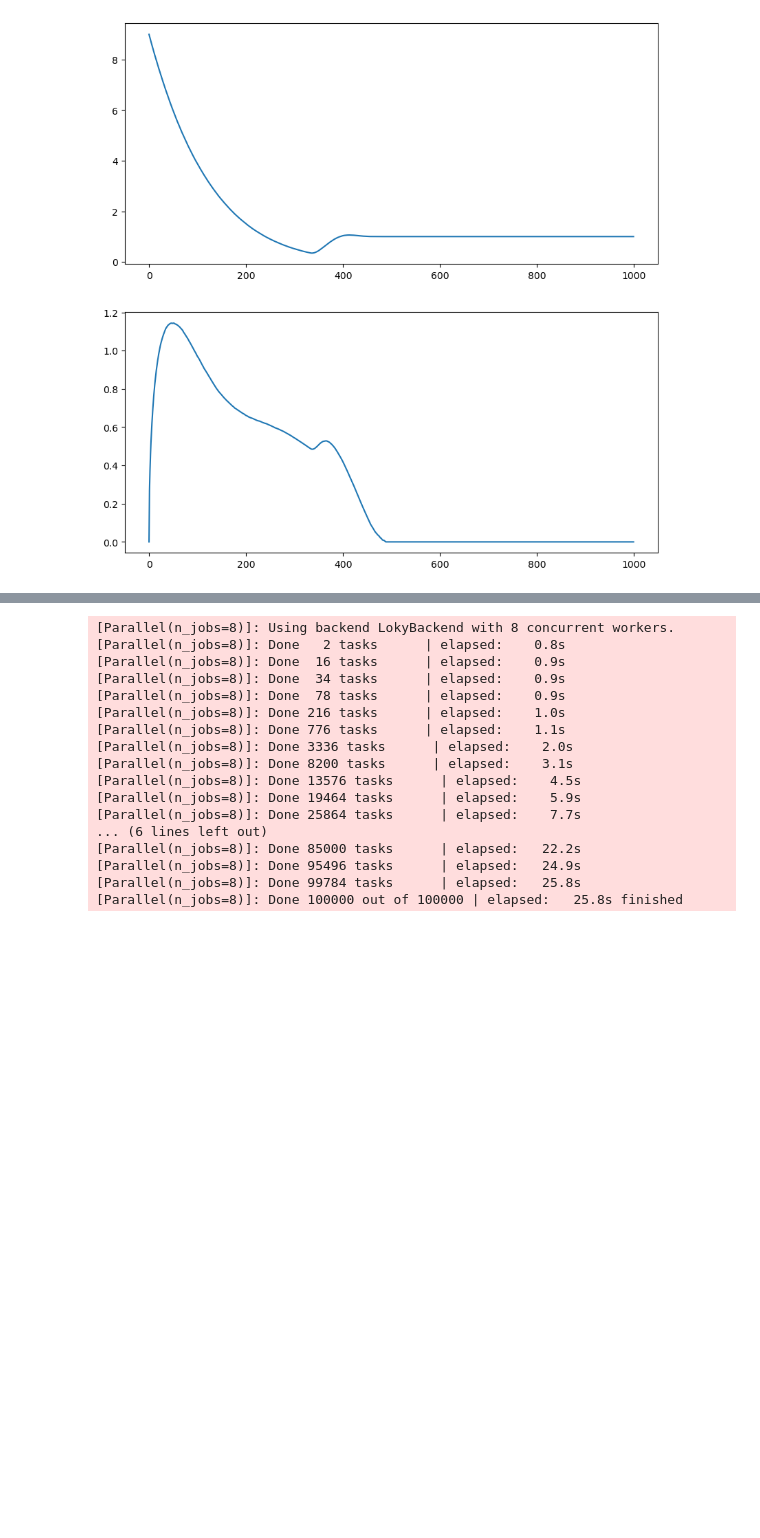
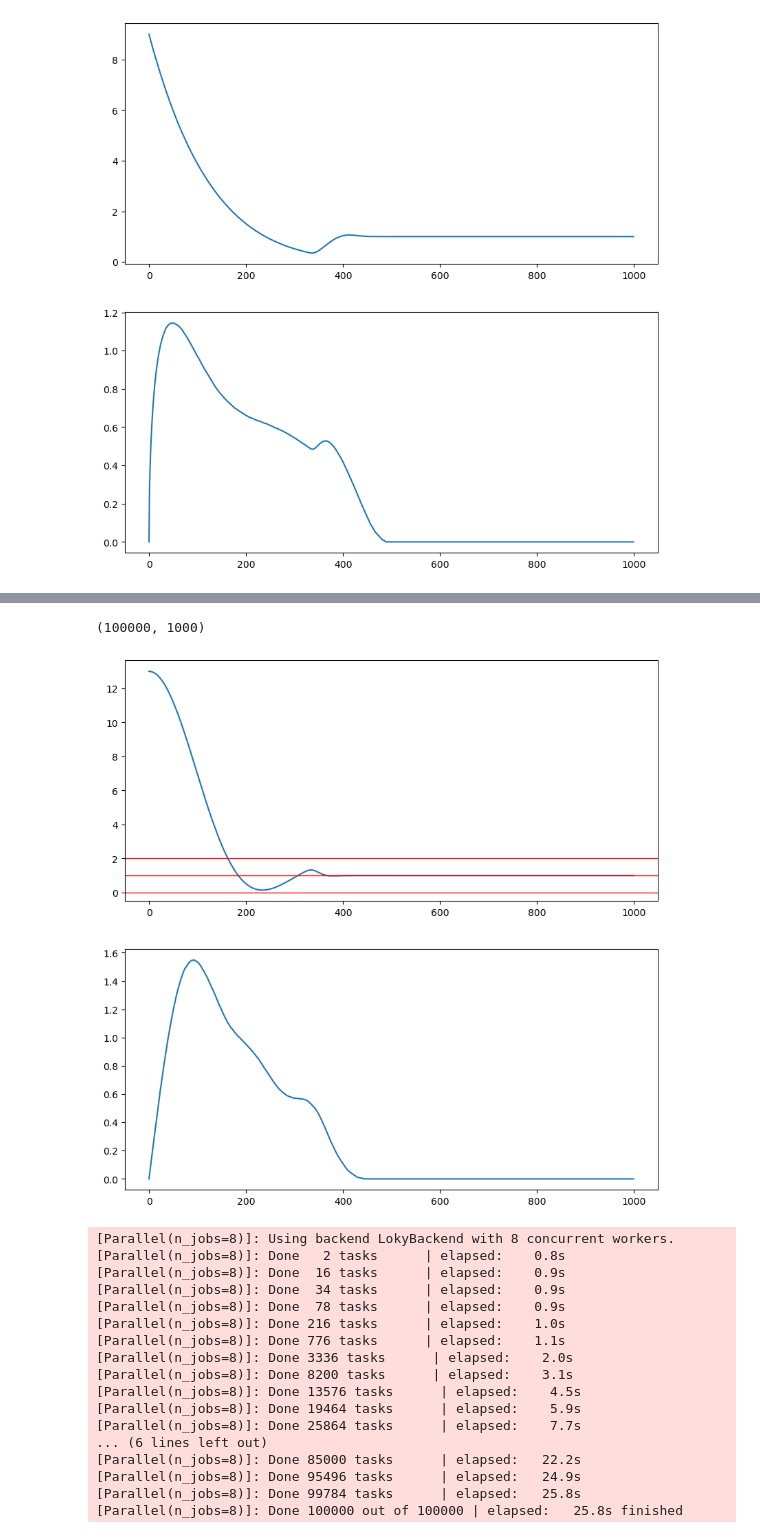
Before and after one commit to TJPaik/misc, a Jupyter notebook: EEC_example.ipynb, the cells around one changed output, grey strips where cells are left out. Cells and saved outputs as stored; diff of their text form; code cells hidden in the pictures; blank space fills up the shorter version.

```diff
--- a/EEC_example.ipynb
+++ b/EEC_example.ipynb
@@ -144,3 +144,22 @@ plt.show()
 [Parallel(n_jobs=8)]: Done 100000 out of 100000 | elapsed:   11.3s finished
 (100000, 1000)
 [figure]
+# %%
+output = Parallel(n_jobs=26, verbose=9)(
+    delayed(EEC.sphere.euler_characteristic)(13, 3, np.linspace(0, np.pi * 2, 1000))
+    for _ in range(100000)
+)
+output = np.asarray([el for el in output if el is not None])
+print(output.shape)
+fig, axs = plt.subplots(2, 1, figsize=(10, 10))
+axs[0].plot(
+    output.mean(axis=0)
+)
+axs[0].axhline(0, lw=1,color='r')
+axs[0].axhline(1, lw=1,color='r')
+axs[0].axhline(2, lw=1,color='r')
+axs[1].plot(
+    output.std(axis=0)
+)
+plt.show()
+# %% [output]
@@ -147,3 +183,5 @@ plt.show()
+(100000, 1000)
+[figure, added]
 # %%
 output = Parallel(n_jobs=8, verbose=9)(
     delayed(EEC.torus.euler_characteristic)(10, np.linspace(0, np.sqrt(2) / 2, 1000))
```
Also changed, not shown: parts of 1 cell of this notebook.
